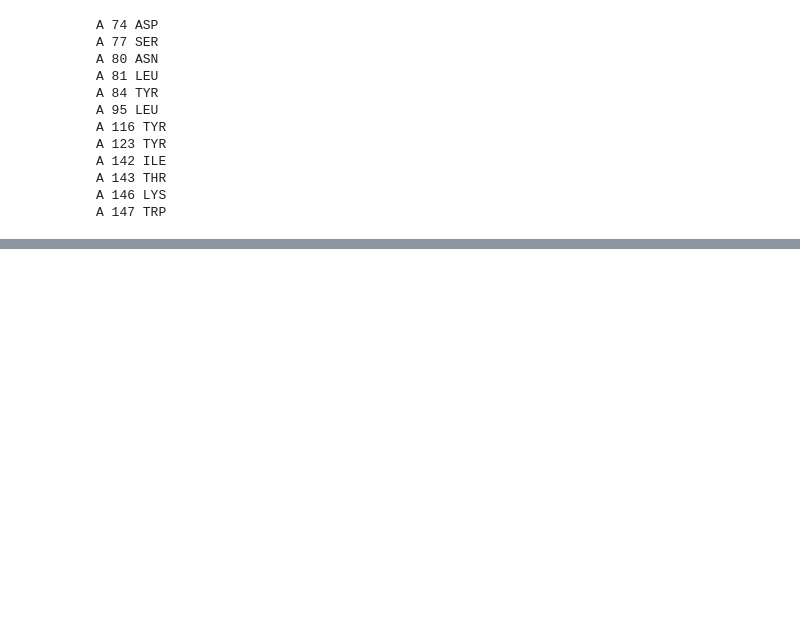
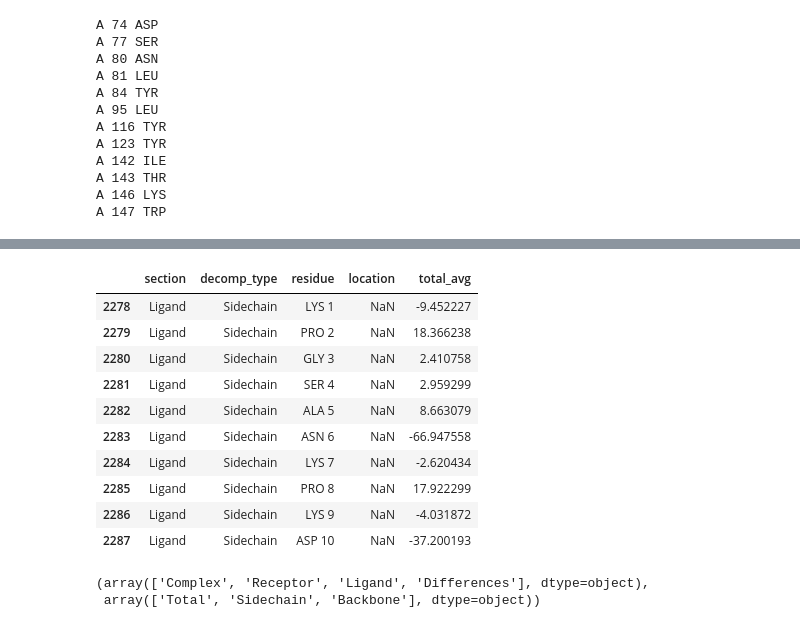
Before and after one commit to locitran/CasE, a Jupyter notebook: test.ipynb, the cells around one changed output, grey strips where cells are left out. Cells and saved outputs as stored; diff of their text form; code cells hidden in the pictures; blank space fills up the shorter version.

```diff
--- a/test.ipynb
+++ b/test.ipynb
@@ -340,0 +215,5 @@ data
+# %%
+import pandas as pd
+
+df = pd.read_csv("/mnt/nas_1/YangLab/loci/casE/data/output/control/negative/HLA-B-AAAAAAAAL/md/mmgbsa/per-residue.csv")
+df = df[["section", "decomp_type", "residue", "location", "total_avg"]]
@@ -340,0 +235,21 @@ data
+# %%
+df[
+    (df['section']=="Ligand") & (df['decomp_type']=="Sidechain")
+]
+# %% [output]
+|  | section | decomp_type | residue | location | total_avg |
+| 2278 | Ligand | Sidechain | LYS 1 | NaN | -9.452227 |
+| 2279 | Ligand | Sidechain | PRO 2 | NaN | 18.366238 |
+| 2280 | Ligand | Sidechain | GLY 3 | NaN | 2.410758 |
+| 2281 | Ligand | Sidechain | SER 4 | NaN | 2.959299 |
+| 2282 | Ligand | Sidechain | ALA 5 | NaN | 8.663079 |
+| 2283 | Ligand | Sidechain | ASN 6 | NaN | -66.947558 |
+| 2284 | Ligand | Sidechain | LYS 7 | NaN | -2.620434 |
+| 2285 | Ligand | Sidechain | PRO 8 | NaN | 17.922299 |
+| 2286 | Ligand | Sidechain | LYS 9 | NaN | -4.031872 |
+| 2287 | Ligand | Sidechain | ASP 10 | NaN | -37.200193 |
+# %%
+df.section.unique(), df.decomp_type.unique()
+# %% [output]
+(array(['Complex', 'Receptor', 'Ligand', 'Differences'], dtype=object),
+ array(['Total', 'Sidechain', 'Backbone'], dtype=object))
```
Also changed, not shown: parts of 7 cells of this notebook, 5 other files.
